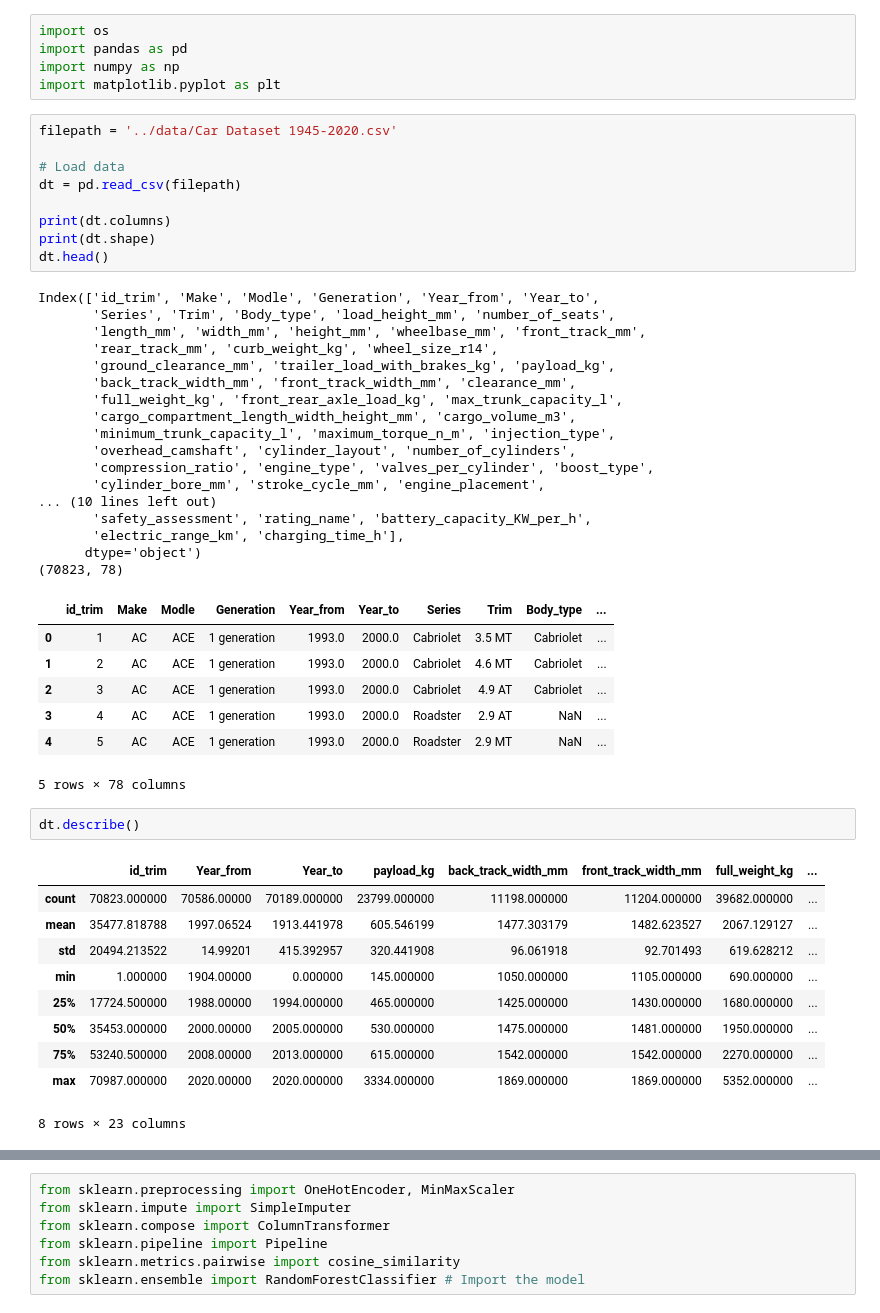
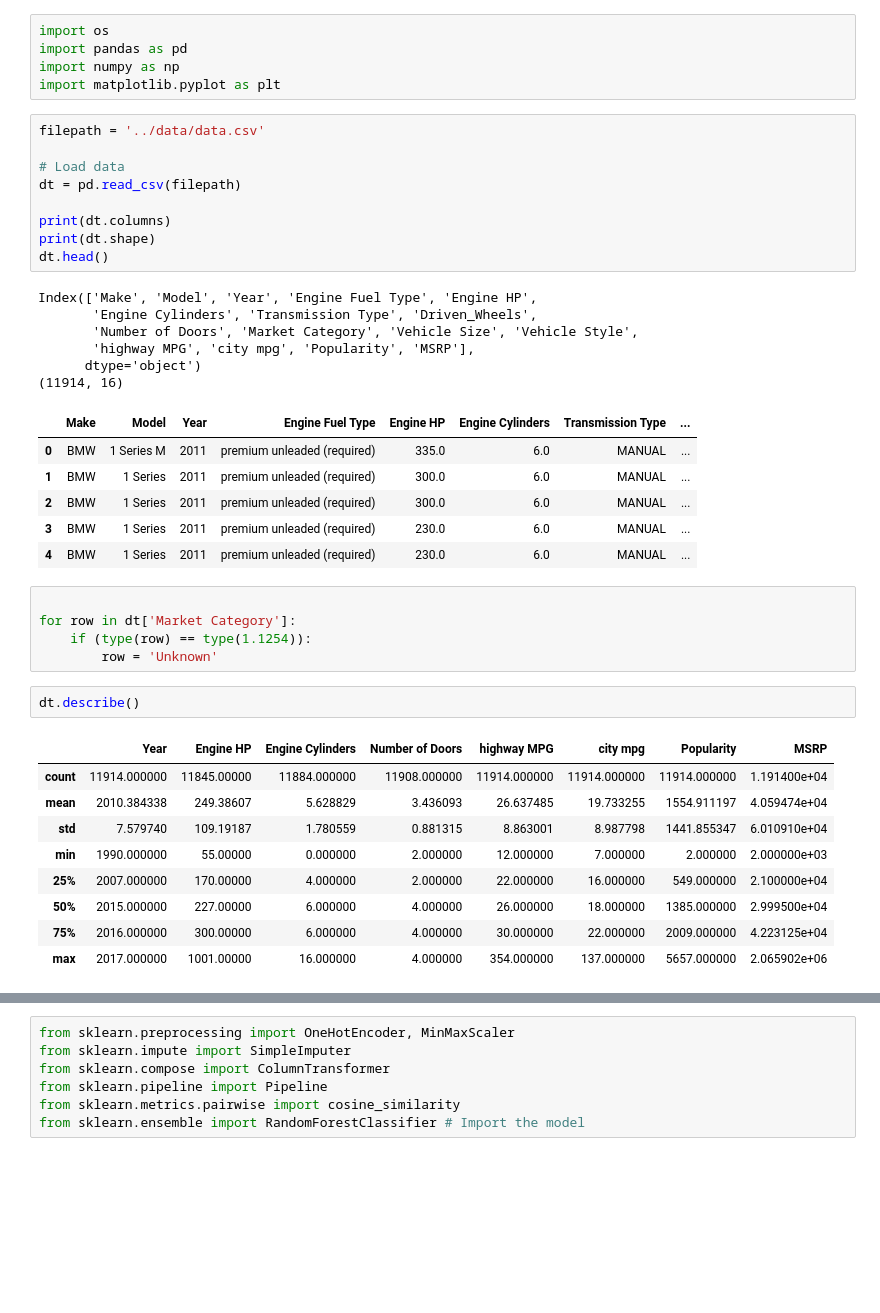
Before and after one commit to caioapp/vehicle_rec_engine, a Jupyter notebook: notebooks/rec_engine.ipynb, the cells around one changed output, grey strips where cells are left out. Drawn from its saved outputs; the diff is of its cells as text; blank space fills up the shorter version.

```diff
--- a/notebooks/rec_engine.ipynb
+++ b/notebooks/rec_engine.ipynb
@@ -4,52 +4,44 @@ import pandas as pd
 import numpy as np
 import matplotlib.pyplot as plt
 # %%
-filepath = '../data/Car Dataset 1945-2020.csv'
+filepath = '../data/data.csv'
 
 # Load data
 dt = pd.read_csv(filepath)
 
 print(dt.columns)
 print(dt.shape)
 dt.head()
 # %% [output]
-Index(['id_trim', 'Make', 'Modle', 'Generation', 'Year_from', 'Year_to',
-       'Series', 'Trim', 'Body_type', 'load_height_mm', 'number_of_seats',
-       'length_mm', 'width_mm', 'height_mm', 'wheelbase_mm', 'front_track_mm',
-       'rear_track_mm', 'curb_weight_kg', 'wheel_size_r14',
-       'ground_clearance_mm', 'trailer_load_with_brakes_kg', 'payload_kg',
-       'back_track_width_mm', 'front_track_width_mm', 'clearance_mm',
-       'full_weight_kg', 'front_rear_axle_load_kg', 'max_trunk_capacity_l',
-       'cargo_compartment_length_width_height_mm', 'cargo_volume_m3',
-       'minimum_trunk_capacity_l', 'maximum_torque_n_m', 'injection_type',
-       'overhead_camshaft', 'cylinder_layout', 'number_of_cylinders',
-       'compression_ratio', 'engine_type', 'valves_per_cylinder', 'boost_type',
-       'cylinder_bore_mm', 'stroke_cycle_mm', 'engine_placement',
-... (10 lines left out)
-       'safety_assessment', 'rating_name', 'battery_capacity_KW_per_h',
-       'electric_range_km', 'charging_time_h'],
+Index(['Make', 'Model', 'Year', 'Engine Fuel Type', 'Engine HP',
+       'Engine Cylinders', 'Transmission Type', 'Driven_Wheels',
+       'Number of Doors', 'Market Category', 'Vehicle Size', 'Vehicle Style',
+       'highway MPG', 'city mpg', 'Popularity', 'MSRP'],
       dtype='object')
-(70823, 78)
+(11914, 16)
-|  | id_trim | Make | Modle | Generation | Year_from | Year_to | Series | Trim | Body_type | ... |
-| 0 | 1 | AC | ACE | 1 generation | 1993.0 | 2000.0 | Cabriolet | 3.5 MT | Cabriolet | ... |
-| 1 | 2 | AC | ACE | 1 generation | 1993.0 | 2000.0 | Cabriolet | 4.6 MT | Cabriolet | ... |
-| 2 | 3 | AC | ACE | 1 generation | 1993.0 | 2000.0 | Cabriolet | 4.9 AT | Cabriolet | ... |
-| 3 | 4 | AC | ACE | 1 generation | 1993.0 | 2000.0 | Roadster | 2.9 AT | NaN | ... |
-| 4 | 5 | AC | ACE | 1 generation | 1993.0 | 2000.0 | Roadster | 2.9 MT | NaN | ... |
+|  | Make | Model | Year | Engine Fuel Type | Engine HP | Engine Cylinders | Transmission Type | ... |
+| 0 | BMW | 1 Series M | 2011 | premium unleaded (required) | 335.0 | 6.0 | MANUAL | ... |
+| 1 | BMW | 1 Series | 2011 | premium unleaded (required) | 300.0 | 6.0 | MANUAL | ... |
+| 2 | BMW | 1 Series | 2011 | premium unleaded (required) | 300.0 | 6.0 | MANUAL | ... |
+| 3 | BMW | 1 Series | 2011 | premium unleaded (required) | 230.0 | 6.0 | MANUAL | ... |
+| 4 | BMW | 1 Series | 2011 | premium unleaded (required) | 230.0 | 6.0 | MANUAL | ... |
-5 rows × 78 columns
+# %%
+
+for row in dt['Market Category']:
+    if (type(row) == type(1.1254)):
+        row = 'Unknown'
 # %%
 dt.describe()
 # %% [output]
-|  | id_trim | Year_from | Year_to | payload_kg | back_track_width_mm | front_track_width_mm | full_weight_kg | ... |
-| count | 70823.000000 | 70586.00000 | 70189.000000 | 23799.000000 | 11198.000000 | 11204.000000 | 39682.000000 | ... |
-| mean | 35477.818788 | 1997.06524 | 1913.441978 | 605.546199 | 1477.303179 | 1482.623527 | 2067.129127 | ... |
-| std | 20494.213522 | 14.99201 | 415.392957 | 320.441908 | 96.061918 | 92.701493 | 619.628212 | ... |
-| min | 1.000000 | 1904.00000 | 0.000000 | 145.000000 | 1050.000000 | 1105.000000 | 690.000000 | ... |
-| 25% | 17724.500000 | 1988.00000 | 1994.000000 | 465.000000 | 1425.000000 | 1430.000000 | 1680.000000 | ... |
-| 50% | 35453.000000 | 2000.00000 | 2005.000000 | 530.000000 | 1475.000000 | 1481.000000 | 1950.000000 | ... |
-| 75% | 53240.500000 | 2008.00000 | 2013.000000 | 615.000000 | 1542.000000 | 1542.000000 | 2270.000000 | ... |
-| max | 70987.000000 | 2020.00000 | 2020.000000 | 3334.000000 | 1869.000000 | 1869.000000 | 5352.000000 | ... |
+|  | Year | Engine HP | Engine Cylinders | Number of Doors | highway MPG | city mpg | Popularity | MSRP |
+| count | 11914.000000 | 11845.00000 | 11884.000000 | 11908.000000 | 11914.000000 | 11914.000000 | 11914.000000 | 1.191400e+04 |
+| mean | 2010.384338 | 249.38607 | 5.628829 | 3.436093 | 26.637485 | 19.733255 | 1554.911197 | 4.059474e+04 |
+| std | 7.579740 | 109.19187 | 1.780559 | 0.881315 | 8.863001 | 8.987798 | 1441.855347 | 6.010910e+04 |
+| min | 1990.000000 | 55.00000 | 0.000000 | 2.000000 | 12.000000 | 7.000000 | 2.000000 | 2.000000e+03 |
+| 25% | 2007.000000 | 170.00000 | 4.000000 | 2.000000 | 22.000000 | 16.000000 | 549.000000 | 2.100000e+04 |
+| 50% | 2015.000000 | 227.00000 | 6.000000 | 4.000000 | 26.000000 | 18.000000 | 1385.000000 | 2.999500e+04 |
+| 75% | 2016.000000 | 300.00000 | 6.000000 | 4.000000 | 30.000000 | 22.000000 | 2009.000000 | 4.223125e+04 |
+| max | 2017.000000 | 1001.00000 | 16.000000 | 4.000000 | 354.000000 | 137.000000 | 5657.000000 | 2.065902e+06 |
-8 rows × 23 columns
 # %%
 from sklearn.preprocessing import MinMaxScaler, OneHotEncoder
 from sklearn.compose import ColumnTransformer
```
Also changed, not shown: parts of 12 cells of this notebook, 5 other files.
